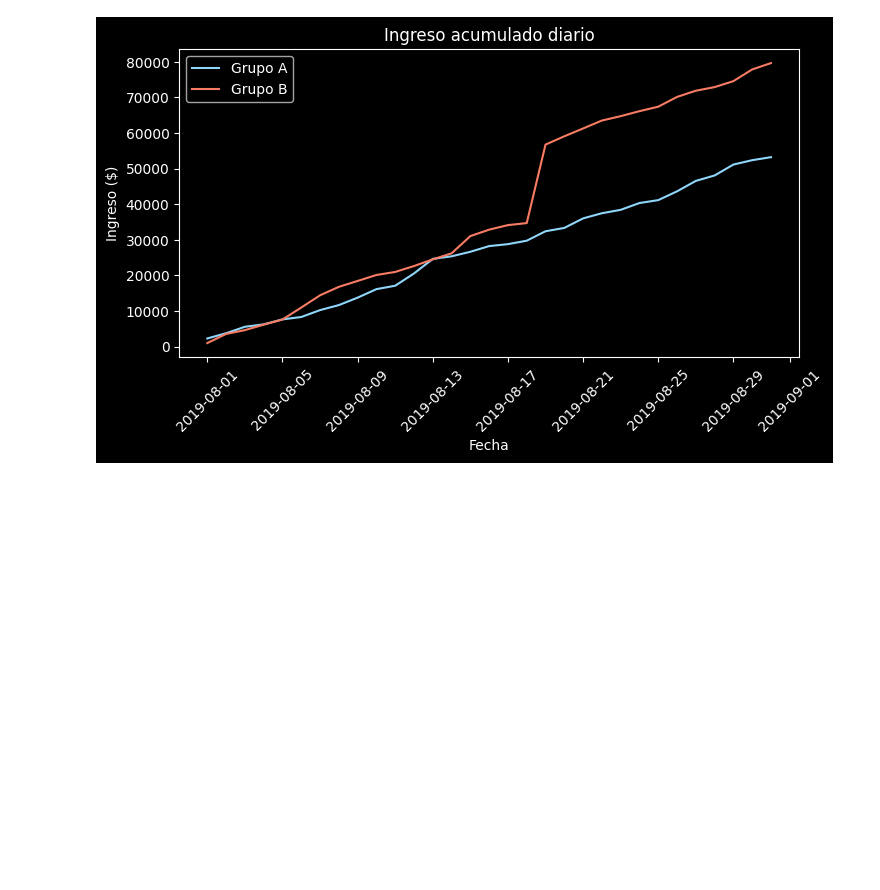
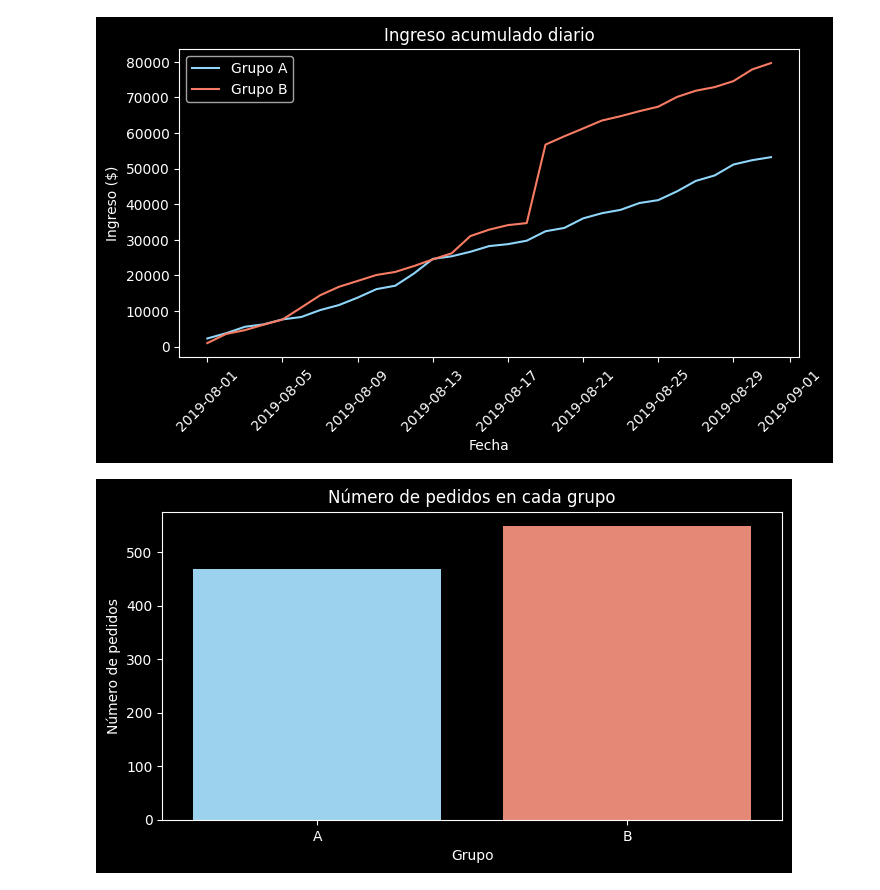
Before and after one commit to XivxnX/analisis_tienda-online, a Jupyter notebook: analisis_tienda-online.ipynb, the cells around one changed output. Cells and saved outputs as stored; diff of their text form; code cells hidden in the pictures; blank space fills up the shorter version.

Commit message:
Update análisis de test A/B: número de pedidos en cada grupo

```diff
--- a/analisis_tienda-online.ipynb
+++ b/analisis_tienda-online.ipynb
@@ -264,3 +264,20 @@ plt.xticks(rotation=45)
 plt.show()
 # %% [output]
 [figure]
+# %%
+# número de pedidos por grupo
+orders_per_group = filtered_orders.groupby('group', as_index=False)['transactionid'].count()
+
+# gráfico de barras: número de pedidos por grupo
+plt.figure(figsize=(8,4))
+sns.barplot(orders_per_group,
+            x='group',
+            y='transactionid',
+            hue='group',
+            palette={'A': '#8FD6FA', 'B': '#F87C63'})
+plt.title('Número de pedidos en cada grupo')
+plt.xlabel('Grupo')
+plt.ylabel('Número de pedidos')
+plt.show()
+# %% [output]
+[figure, added]
```
Also changed, not shown: parts of 2 cells of this notebook.
